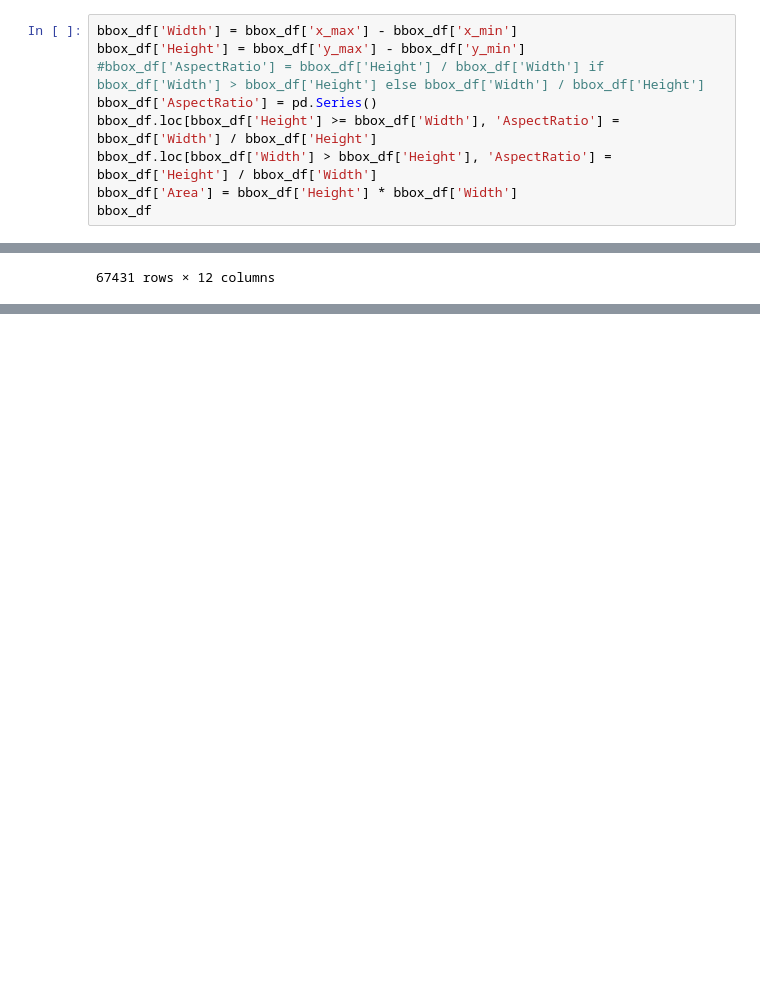
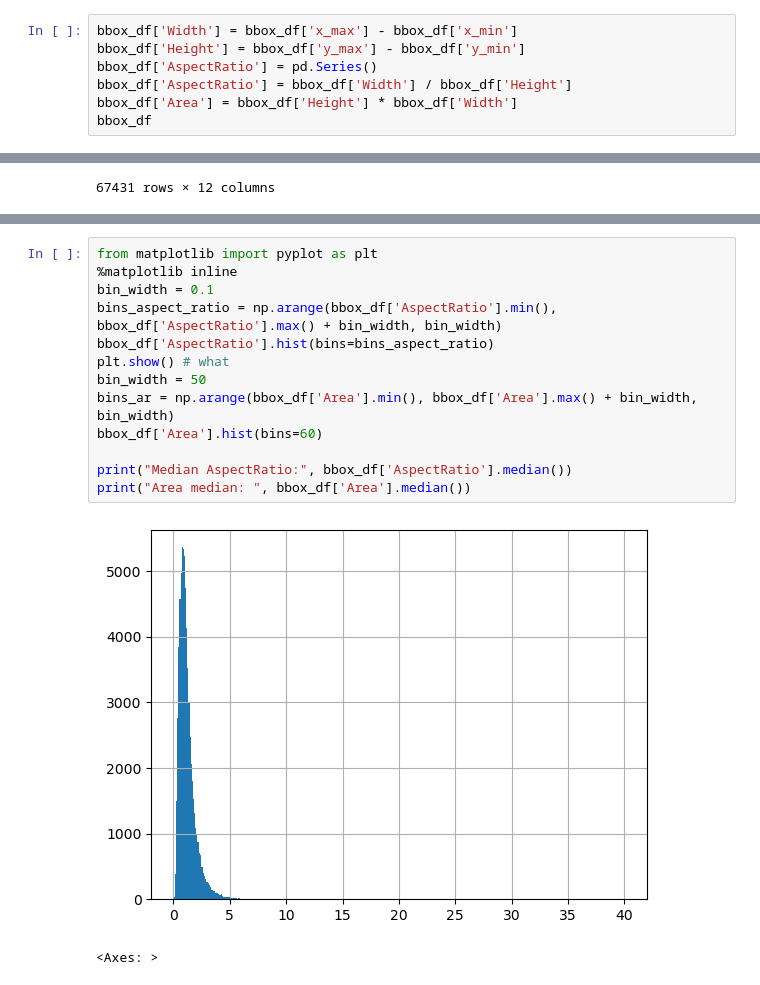
Before and after one commit to JakubSzukala/jszukala-masters-degree-proj, a Jupyter notebook: data/data_analysis.ipynb, the cells around one changed output, grey strips where cells are left out. Drawn from its saved outputs; the diff is of its cells as text; blank space fills up the shorter version.

Commit message:
Change aspect ratio calc, improve histograms and add median claculation

```diff
--- a/data/data_analysis.ipynb
+++ b/data/data_analysis.ipynb
@@ -33,10 +33,8 @@ bbox_df
 # %%
 bbox_df['Width'] = bbox_df['x_max'] - bbox_df['x_min']
 bbox_df['Height'] = bbox_df['y_max'] - bbox_df['y_min']
-#bbox_df['AspectRatio'] = bbox_df['Height'] / bbox_df['Width'] if bbox_df['Width'] > bbox_df['Height'] else bbox_df['Width'] / bbox_df['Height']
 bbox_df['AspectRatio'] = pd.Series()
-bbox_df.loc[bbox_df['Height'] >= bbox_df['Width'], 'AspectRatio'] = bbox_df['Width'] / bbox_df['Height']
-bbox_df.loc[bbox_df['Width'] > bbox_df['Height'], 'AspectRatio'] = bbox_df['Height'] / bbox_df['Width']
+bbox_df['AspectRatio'] = bbox_df['Width'] / bbox_df['Height']
 bbox_df['Area'] = bbox_df['Height'] * bbox_df['Width']
 bbox_df
 # %% [output]
@@ -65,0 +54,16 @@ bbox_df['Area'].hist()
+# %%
+from matplotlib import pyplot as plt
+%matplotlib inline
+bin_width = 0.1
+bins_aspect_ratio = np.arange(bbox_df['AspectRatio'].min(), bbox_df['AspectRatio'].max() + bin_width, bin_width)
+bbox_df['AspectRatio'].hist(bins=bins_aspect_ratio)
+plt.show() # what
+bin_width = 50
+bins_ar = np.arange(bbox_df['Area'].min(), bbox_df['Area'].max() + bin_width, bin_width)
+bbox_df['Area'].hist(bins=60)
+
+print("Median AspectRatio:", bbox_df['AspectRatio'].median())
+print("Area median: ", bbox_df['Area'].median())
+# %% [output]
+[figure, added]
+<Axes: >
```
Also changed, not shown: parts of 2 cells of this notebook.
